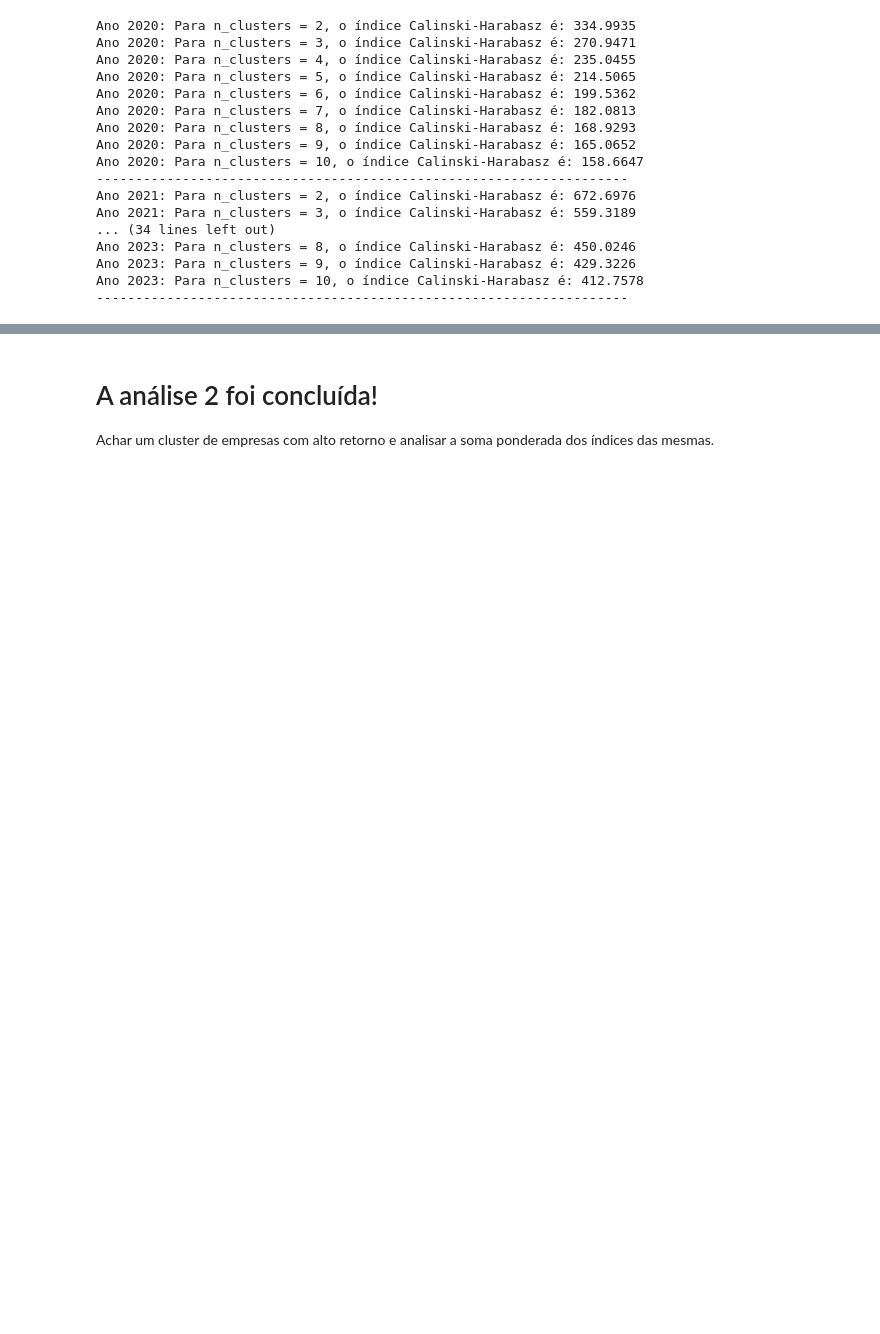
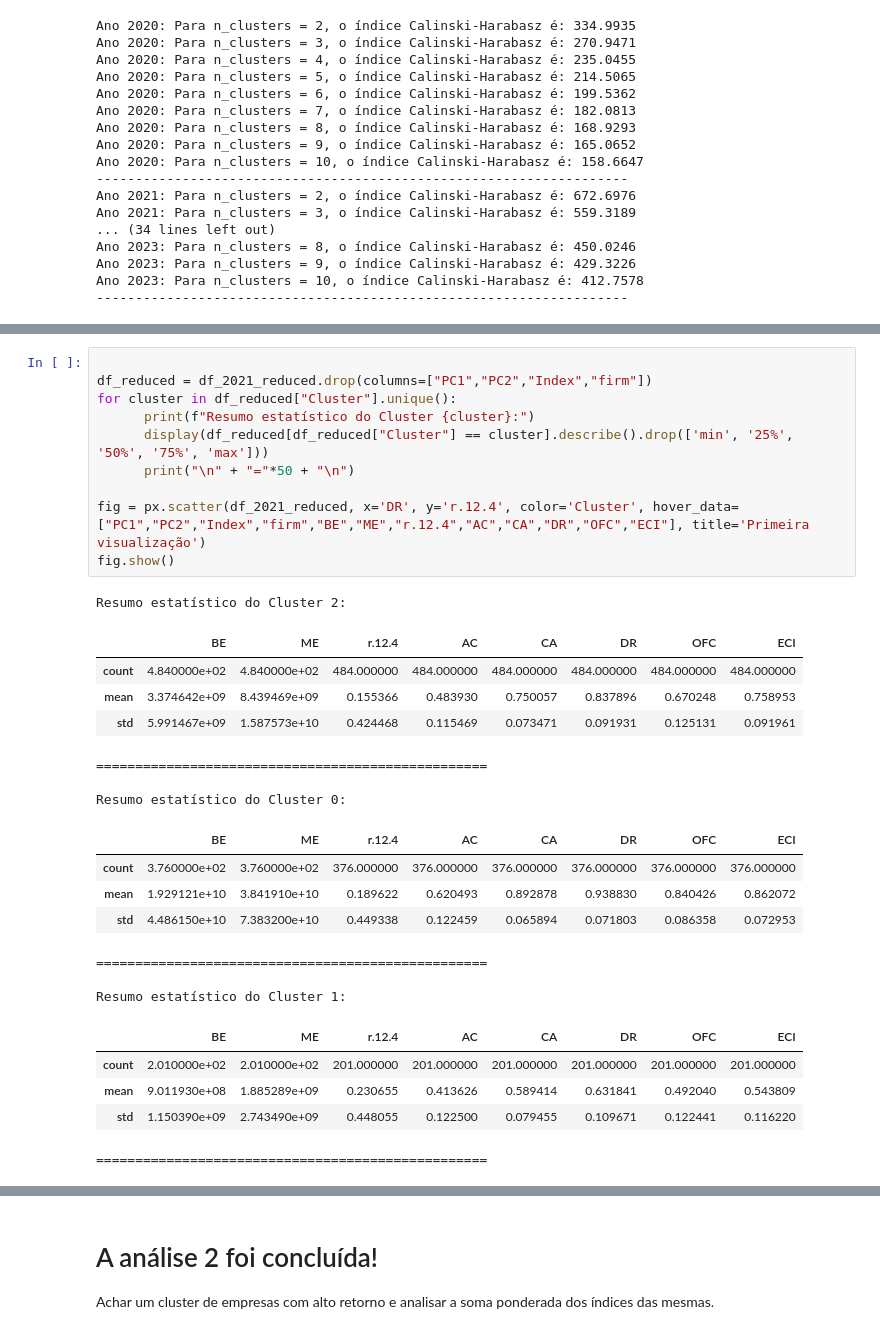
Before and after one commit to Yurovskyy/TPF, a Jupyter notebook: trabalhofinal.ipynb, the cells around one changed output, grey strips where cells are left out. Cells and saved outputs as stored; diff of their text form; blank space fills up the shorter version.

```diff
--- a/trabalhofinal.ipynb
+++ b/trabalhofinal.ipynb
@@ -526,0 +538,31 @@ Resumo estatístico do Cluster 1:
+# %%
+
+df_reduced = df_2021_reduced.drop(columns=["PC1","PC2","Index","firm"])
+for cluster in df_reduced["Cluster"].unique():
+      print(f"Resumo estatístico do Cluster {cluster}:")
+      display(df_reduced[df_reduced["Cluster"] == cluster].describe().drop(['min', '25%', '50%', '75%', 'max']))
+      print("\n" + "="*50 + "\n")
+
+fig = px.scatter(df_2021_reduced, x='DR', y='r.12.4', color='Cluster', hover_data=["PC1","PC2","Index","firm","BE","ME","r.12.4","AC","CA","DR","OFC","ECI"], title='Primeira visualização')
+fig.show()
+# %% [output]
+Resumo estatístico do Cluster 2:
+|  | BE | ME | r.12.4 | AC | CA | DR | OFC | ECI |
+| count | 4.840000e+02 | 4.840000e+02 | 484.000000 | 484.000000 | 484.000000 | 484.000000 | 484.000000 | 484.000000 |
+| mean | 3.374642e+09 | 8.439469e+09 | 0.155366 | 0.483930 | 0.750057 | 0.837896 | 0.670248 | 0.758953 |
+| std | 5.991467e+09 | 1.587573e+10 | 0.424468 | 0.115469 | 0.073471 | 0.091931 | 0.125131 | 0.091961 |
+==================================================
+
+Resumo estatístico do Cluster 0:
+|  | BE | ME | r.12.4 | AC | CA | DR | OFC | ECI |
+| count | 3.760000e+02 | 3.760000e+02 | 376.000000 | 376.000000 | 376.000000 | 376.000000 | 376.000000 | 376.000000 |
+| mean | 1.929121e+10 | 3.841910e+10 | 0.189622 | 0.620493 | 0.892878 | 0.938830 | 0.840426 | 0.862072 |
+| std | 4.486150e+10 | 7.383200e+10 | 0.449338 | 0.122459 | 0.065894 | 0.071803 | 0.086358 | 0.072953 |
+==================================================
+
+Resumo estatístico do Cluster 1:
+|  | BE | ME | r.12.4 | AC | CA | DR | OFC | ECI |
+| count | 2.010000e+02 | 2.010000e+02 | 201.000000 | 201.000000 | 201.000000 | 201.000000 | 201.000000 | 201.000000 |
+| mean | 9.011930e+08 | 1.885289e+09 | 0.230655 | 0.413626 | 0.589414 | 0.631841 | 0.492040 | 0.543809 |
+| std | 1.150390e+09 | 2.743490e+09 | 0.448055 | 0.122500 | 0.079455 | 0.109671 | 0.122441 | 0.116220 |
+==================================================
```
Also changed, not shown: parts of 17 cells of this notebook.
